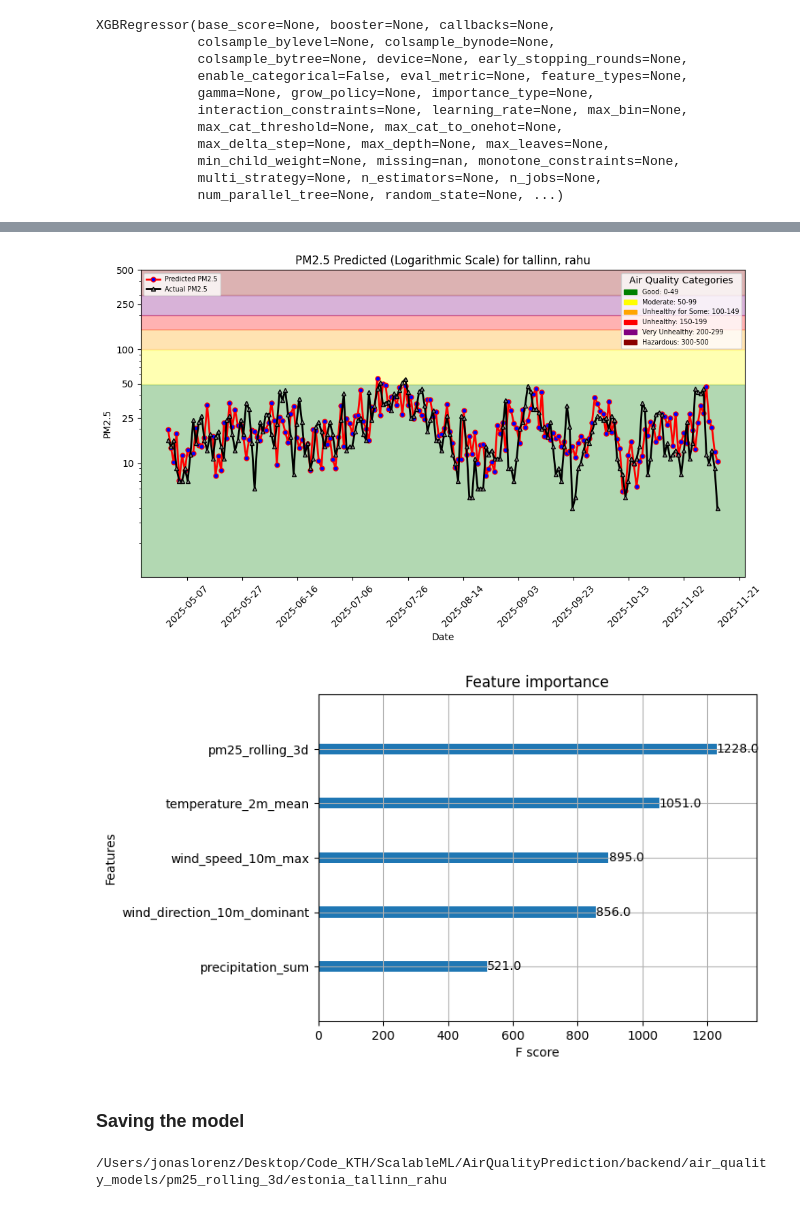
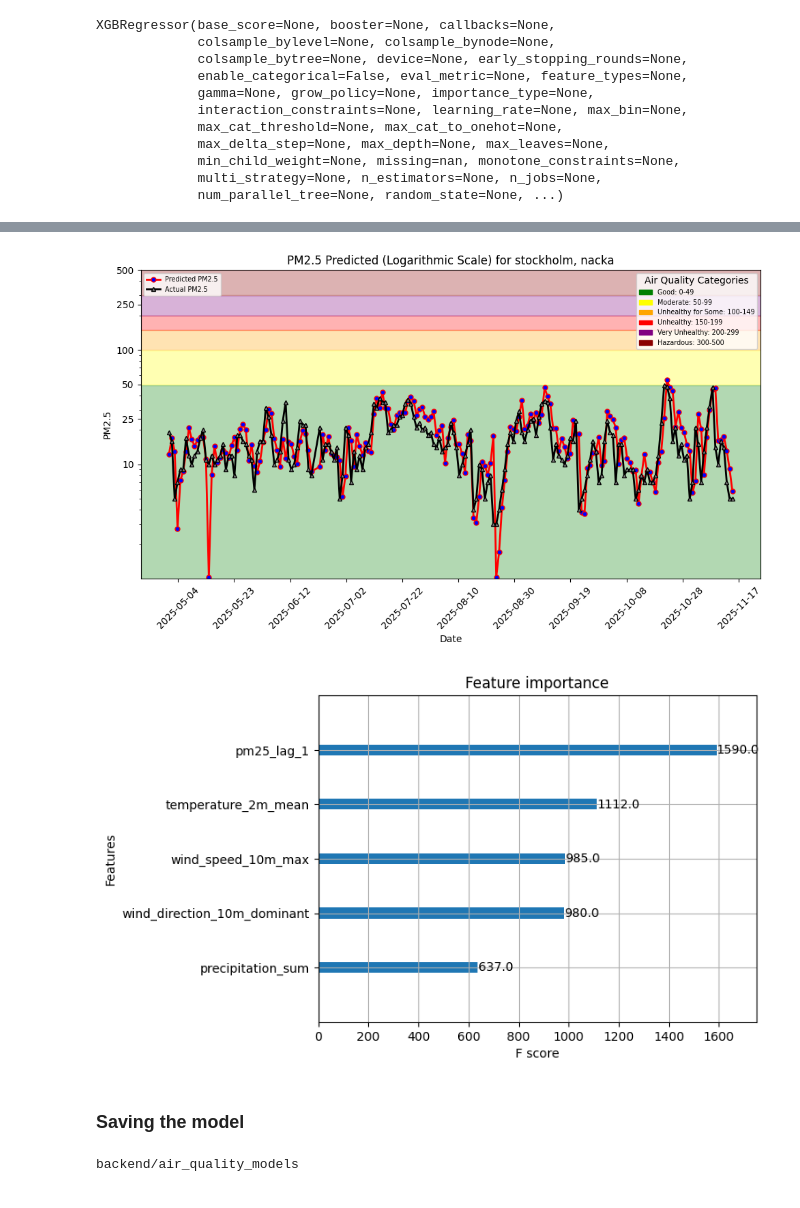
Before and after one commit to ltumat/AirQualityPrediction, a Jupyter notebook: backend/notebooks/train_model.ipynb, the cells around one changed output, grey strips where cells are left out. Saved outputs shown, nothing was run; the diff lists cells and outputs as text; code cells hidden in the pictures.

Commit message:
training only one model

```diff
--- a/backend/notebooks/train_model.ipynb
+++ b/backend/notebooks/train_model.ipynb
@@ -174,8 +162,7 @@ y_train
 # %%
 y_test = y_test[
     (X_test["lescalableframes_air_quality_with_all_lags_1_country"] == country) &
-    (X_test["lescalableframes_air_quality_with_all_lags_1_city"] == city) &
-    (X_test["lescalableframes_air_quality_with_all_lags_1_street"] == street)
+    (X_test["lescalableframes_air_quality_with_all_lags_1_city"] == city)
 ]
 y_test
 # %% [output]
@@ -199,7 +186,12 @@ y_test
 xgb_regressor = XGBRegressor()
 
 # Fitting the XGBoost Regressor to the training data
-xgb_regressor.fit(X_features, y_train)
+xgb_regressor.fit(
+    X_features.drop(
+        columns=['lescalableframes_air_quality_with_all_lags_1_street']
+    ),
+    y_train
+)
 # %% [output]
 XGBRegressor(base_score=None, booster=None, callbacks=None,
              colsample_bylevel=None, colsample_bynode=None,
@@ -214,7 +206,11 @@ XGBRegressor(base_score=None, booster=None, callbacks=None,
              num_parallel_tree=None, random_state=None, ...)
 # %%
 # Predicting target values on the test set
-y_pred = xgb_regressor.predict(X_test_features)
+y_pred = xgb_regressor.predict(
+    X_test_features.drop(
+        columns=['lescalableframes_air_quality_with_all_lags_1_street']
+    )
+)
 
 # Calculating Mean Squared Error (MSE) using sklearn
 mse = mean_squared_error(y_test.iloc[:,0], y_pred)
@@ -246,25 +242,30 @@ street_new = street_new.replace('ä', 'ae')
 street_new = street_new.replace('ö', 'oe')
 street_new = street_new.replace('å', 'oa')
 # %%
-model_dir = f"backend/air_quality_models/" + (lag_feature + "/" + country + "_" + city + "_" + street_new)
+model_dir = f"backend/air_quality_models"
 if not os.path.exists(model_dir):
     os.makedirs(model_dir, exist_ok=True)
 images_dir = model_dir + "/images"
 if not os.path.exists(images_dir):
     os.mkdir(images_dir)
 # %%
-file_path = images_dir + "/pm25_hindcast" + "_" + country + "_" + city + "_" + street_new + ".png"
-plt = util.plot_air_quality_forecast(city, street, df, file_path, hindcast=True)
+file_path = images_dir + "/pm25_hindcast.png"
+plt = util.plot_air_quality_forecast(
+    city,
+    street,
+    df[X_test_features['lescalableframes_air_quality_with_all_lags_1_street'] == 'sollentuna-sollentunavagen-192'],
+    file_path,
+    hindcast=True)
 plt.show()
 # %% [output]
-[figure, old version]
+[figure, new version]
 # %%
 plot_importance(xgb_regressor)
-feature_importance_path = images_dir + "/feature_importance" + "_" + country + "_" + city + "_" + street_new + ".png"
+feature_importance_path = images_dir + "/feature_importance.png"
 plt.savefig(feature_importance_path)
 plt.show()
 # %% [output]
-[figure, old version]
+[figure, new version]
 # %% [markdown]
 ### Saving the model
 # %%
@@ -277,7 +278,7 @@ res_dict = {
 # %%
 print(model_dir)
 # %% [output]
-/Users/jonaslorenz/Desktop/Code_KTH/ScalableML/AirQualityPrediction/backend/air_quality_models/pm25_rolling_3d/estonia_tallinn_rahu
+backend/air_quality_models
 # %%
 mr = project.get_model_registry()
 
```
Also changed, not shown: parts of 15 cells of this notebook, 6 other files.
